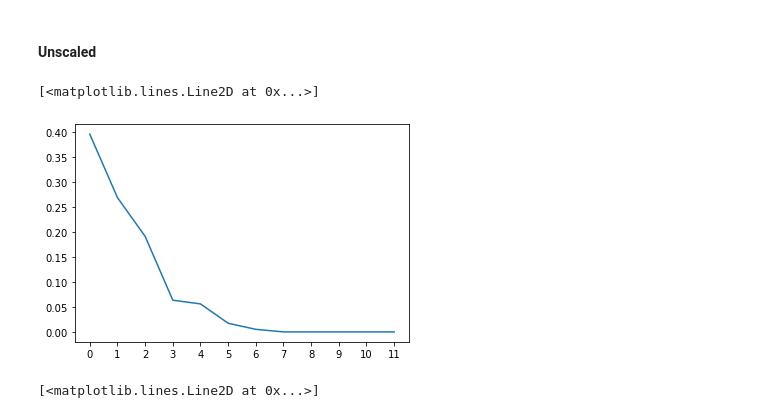
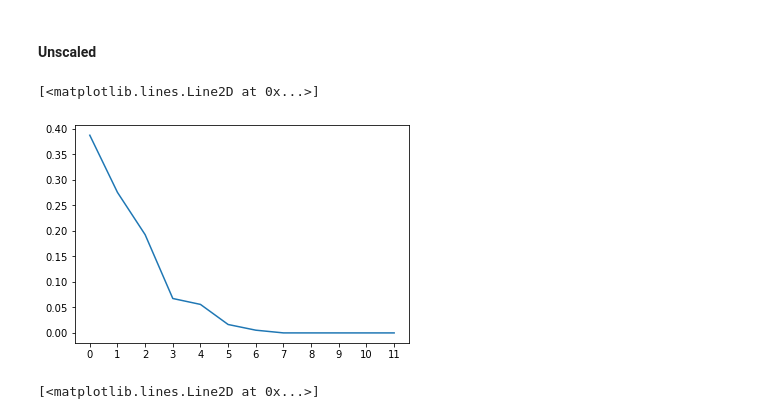
Before and after one commit to FABallemand/DefectPredictionOnProductionLines, a Jupyter notebook: data_analysis.ipynb, the cells around one changed output. Saved outputs shown, nothing was run; the diff lists cells and outputs as text; code cells hidden in the pictures.

```diff
--- a/data_analysis.ipynb
+++ b/data_analysis.ipynb
@@ -217,18 +217,19 @@ Most of the defective individuals have a **capuchon_insertion** value, maybe it
 #### Unscaled
 # %%
 # Load dataset for PCA
-train_input_pca, _ = utils.loadTrainingData(remove_id=True, remove_capuchon_insertion=True)
+train_input_pca, train_output_pca = utils.loadTrainingData(remove_id=True, remove_capuchon_insertion=True)
+# train_input_pca, train_output_pca = utils.balanceClassesByDuplicating(train_input_pca, train_output_pca)
 
 # PCA
 pca = PCA()
 pca.fit(train_input_pca)
 
 pca.explained_variance_ratio_
 plt.xticks(range(12))
 plt.plot(range(12), pca.explained_variance_ratio_)
 # %% [output]
 [<matplotlib.lines.Line2D at 0x...>]
-[figure, old version]
+[figure, new version]
 # %%
 cumsum = np.cumsum(pca.explained_variance_ratio_)
 plt.xticks(range(12))
```
Also changed, not shown: parts of 1 cell of this notebook, 7 other files.
